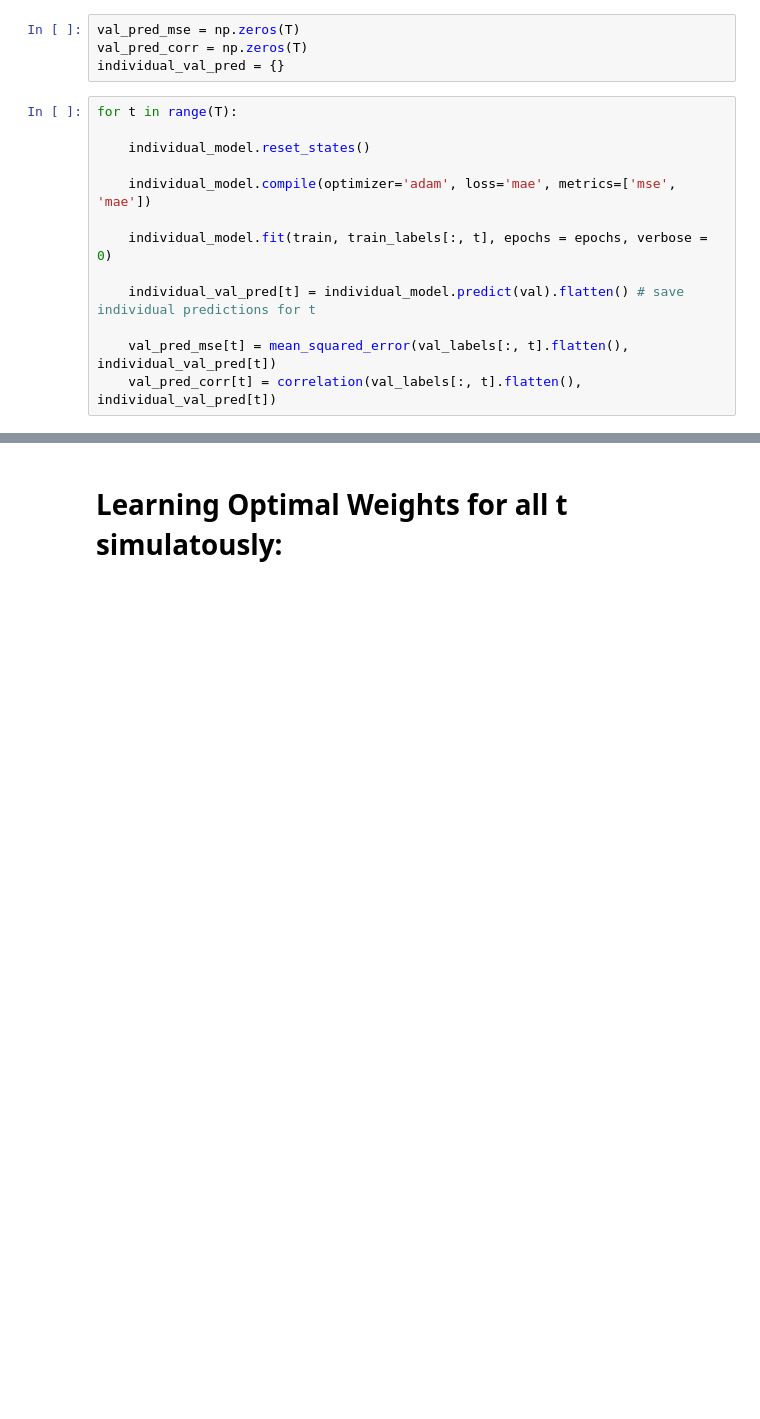
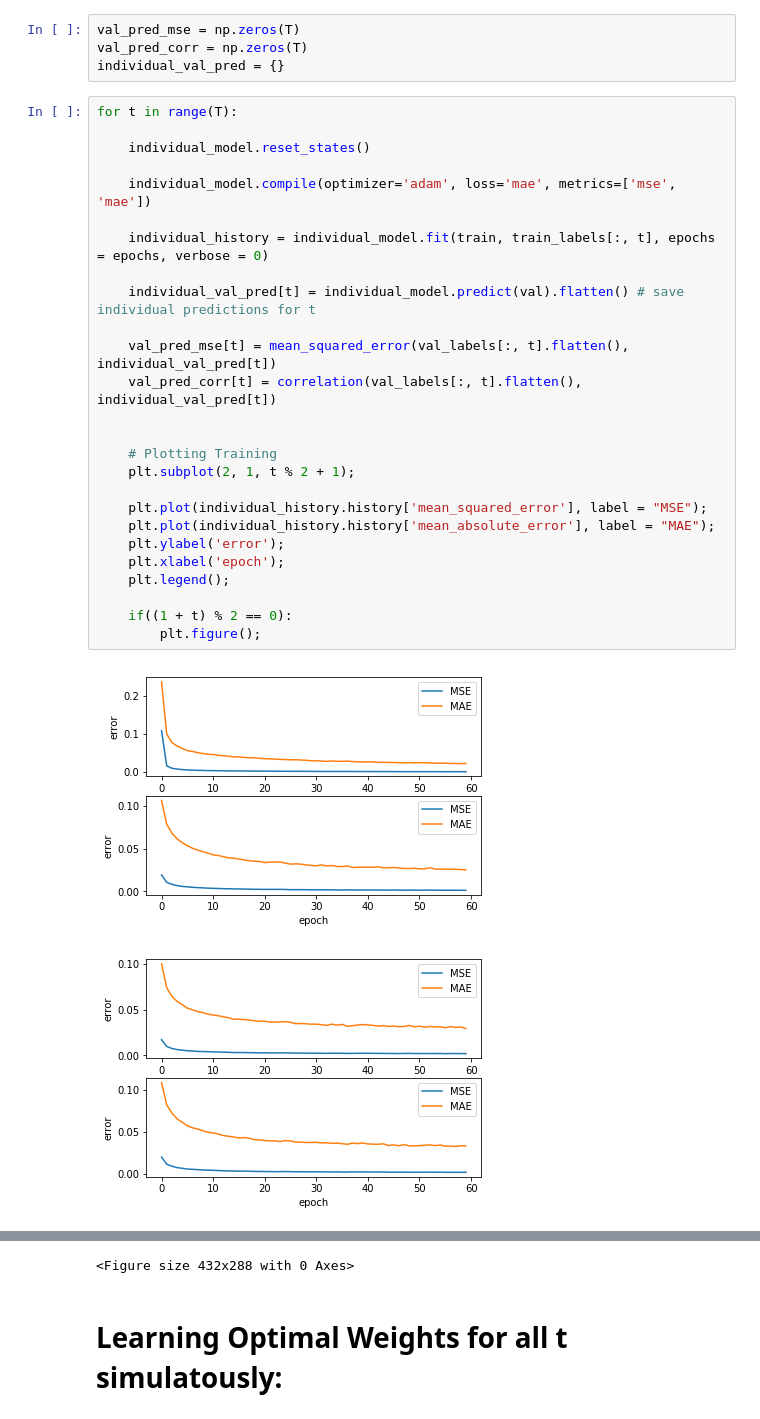
Before and after one commit to paula-gradu/El-Nino, a Jupyter notebook: Regression Using Feed-Forward Neural Network [REDUCED FEATURE SET].ipynb, the cells around one changed output, grey strips where cells are left out. Cells and saved outputs as stored; diff of their text form; blank space fills up the shorter version.

```diff
--- a/Regression Using Feed-Forward Neural Network [REDUCED FEATURE SET].ipynb
+++ b/Regression Using Feed-Forward Neural Network [REDUCED FEATURE SET].ipynb
@@ -135,13 +135,29 @@ individual_val_pred = {}
 # %%
 for t in range(T):
 
     individual_model.reset_states()
 
     individual_model.compile(optimizer='adam', loss='mae', metrics=['mse', 'mae'])
 
-    individual_model.fit(train, train_labels[:, t], epochs = epochs, verbose = 0)
+    individual_history = individual_model.fit(train, train_labels[:, t], epochs = epochs, verbose = 0)
 
     individual_val_pred[t] = individual_model.predict(val).flatten() # save individual predictions for t
 
     val_pred_mse[t] = mean_squared_error(val_labels[:, t].flatten(), individual_val_pred[t])
     val_pred_corr[t] = correlation(val_labels[:, t].flatten(), individual_val_pred[t])
+
+
+    # Plotting Training
+    plt.subplot(2, 1, t % 2 + 1);
+
+    plt.plot(individual_history.history['mean_squared_error'], label = "MSE");
+    plt.plot(individual_history.history['mean_absolute_error'], label = "MAE");
+    plt.ylabel('error');
+    plt.xlabel('epoch');
+    plt.legend();
+
+    if((1 + t) % 2 == 0):
+        plt.figure();
+# %% [output]
+[figure, added]
+[figure, added]
@@ -148,2 +168,3 @@ for t in range(T):
+<Figure size 432x288 with 0 Axes>
 # %% [markdown]
 # Learning Optimal Weights for all t simulatously:
```
Also changed, not shown: parts of 37 cells of this notebook, 1 other file.
